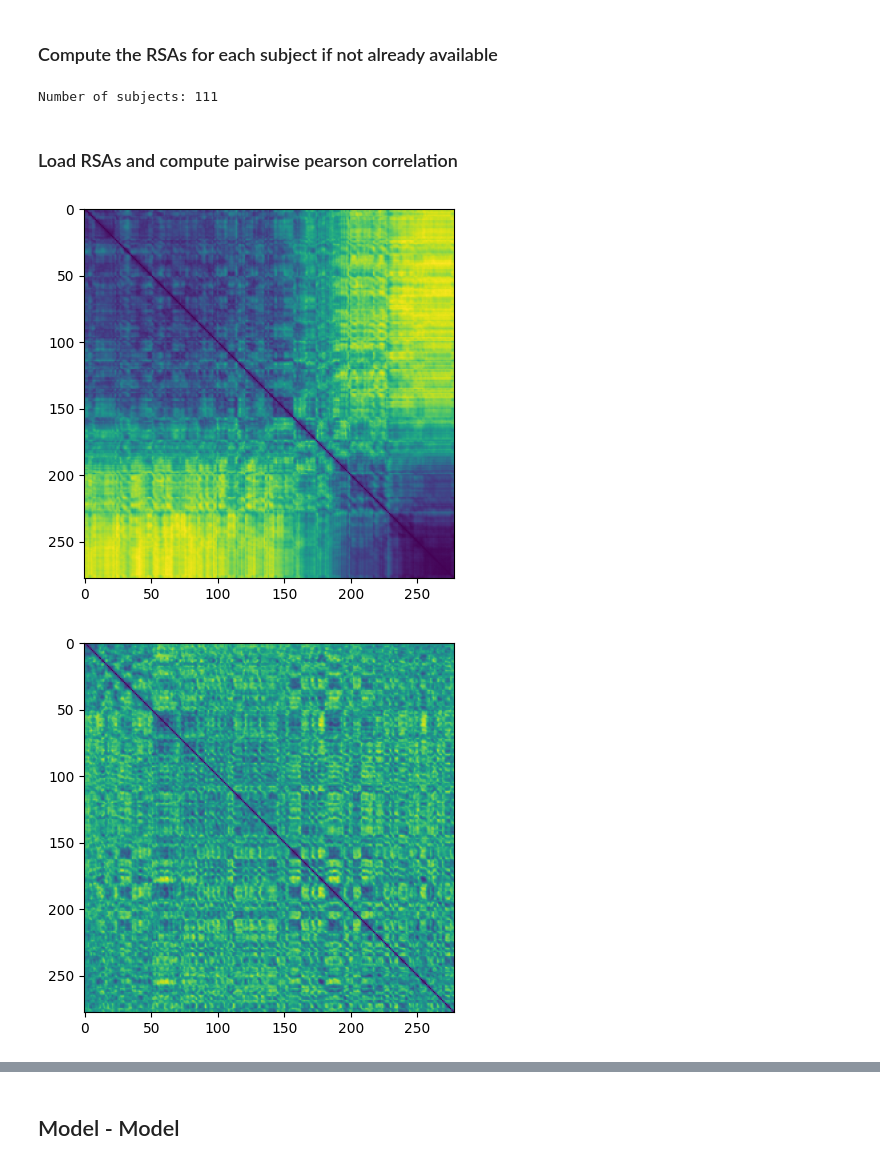
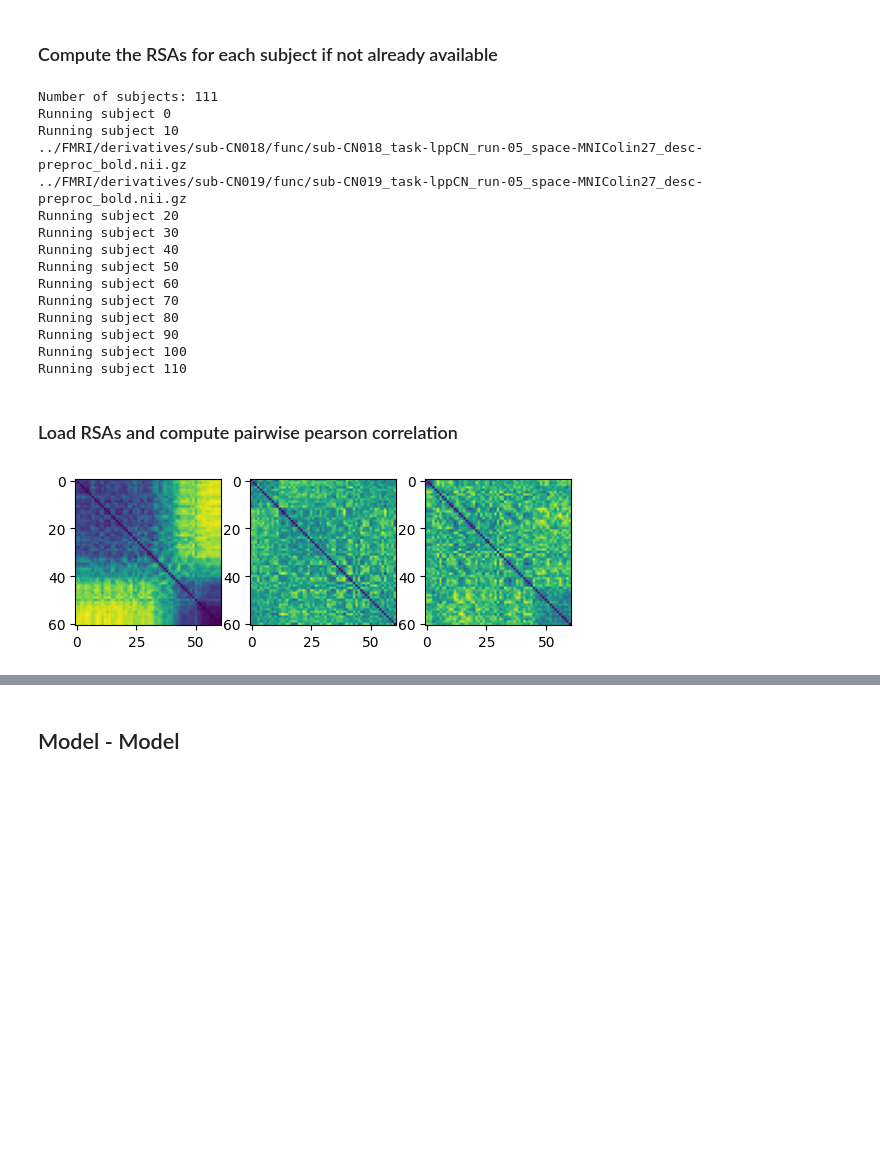
Before and after one commit to DavidFruehbuss/Crosslingual-FMRI-AI-comparison, a Jupyter notebook: Analysis.ipynb, the cells around one changed output, grey strips where cells are left out. Cells and saved outputs as stored; diff of their text form; code cells hidden in the pictures; blank space fills up the shorter version.

```diff
--- a/Analysis.ipynb
+++ b/Analysis.ipynb
@@ -272,11 +272,13 @@ PearsonRResult(statistic=0.1852634604230996, pvalue=5.0363795217017355e-17)
 # %% [markdown]
 # 4. Analysis of all subjects
+# %%
+precompute = True
 # %% [markdown]
 ## FMRI - FMRI
 # %% [markdown]
 ### Compute the RSAs for each subject if not already available
 # %%
-if precompute = False:
+if precompute == False:
 
     # Get the paths for the first scan for each subject
     scans = {}
@@ -295,9 +297,23 @@ if precompute = False:
     for i, subject in enumerate(scans.keys()):
         if i % 10 == 0: print(f'Running subject {i}')
         try:
-            RSAs[subject] = rsa_function(scans[subject], 'FMRI', 140)
+            RSAs[subject] = rsa_function(scans[subject], 'FMRI', interp=True, interp_size=61)
         except EOFError:
             print(scans[subject])
             continue
 # %% [output]
 Number of subjects: 111
+Running subject 0
+Running subject 10
+../FMRI/derivatives/sub-CN018/func/sub-CN018_task-lppCN_run-05_space-MNIColin27_desc-preproc_bold.nii.gz
+../FMRI/derivatives/sub-CN019/func/sub-CN019_task-lppCN_run-05_space-MNIColin27_desc-preproc_bold.nii.gz
+Running subject 20
+Running subject 30
+Running subject 40
+Running subject 50
+Running subject 60
+Running subject 70
+Running subject 80
+Running subject 90
+Running subject 100
+Running subject 110
@@ -312,17 +320,17 @@ Number of subjects: 111
 # %%
-if precompute = False:
+if precompute == False:
 
     RSAs_list = {}
     for key, value in RSAs.items():
         RSAs_list[key] = value.tolist()
 
-    with open("RSAs_FMRI.json", "w") as f:
+    with open("./RSAs/RSAs_FMRI.json", "w") as f:
         json.dump(RSAs_list, f)
 # %% [markdown]
 ### Load RSAs and compute pairwise pearson correlation
 # %%
 # load the dictionary from the JSON file
-with open('RSAs_FMRI.json', 'r') as f:
+with open('./RSAs/RSAs_FMRI.json', 'r') as f:
     RSAs_list = json.load(f)
 
 # convert the nested lists back to NumPy arrays
@@ -332,12 +340,11 @@ for key, value in RSAs_list.items():
 # %%
 num_visualize = 3
 
 count = 0
-for key, value in RSAs.items():
-    plt.figure(count)
-    plt.imshow(value)
+fig, ax = plt.subplots(1,num_visualize, figsize=(10,10))
+for i, (key, value) in enumerate(RSAs.items()):
+    ax[i].imshow(value)
     count += 1
     if count == num_visualize: break
 # %% [output]
-[figure, old version]
+[figure, new version]
-[figure, removed]
```
Also changed, not shown: parts of 32 cells of this notebook.
